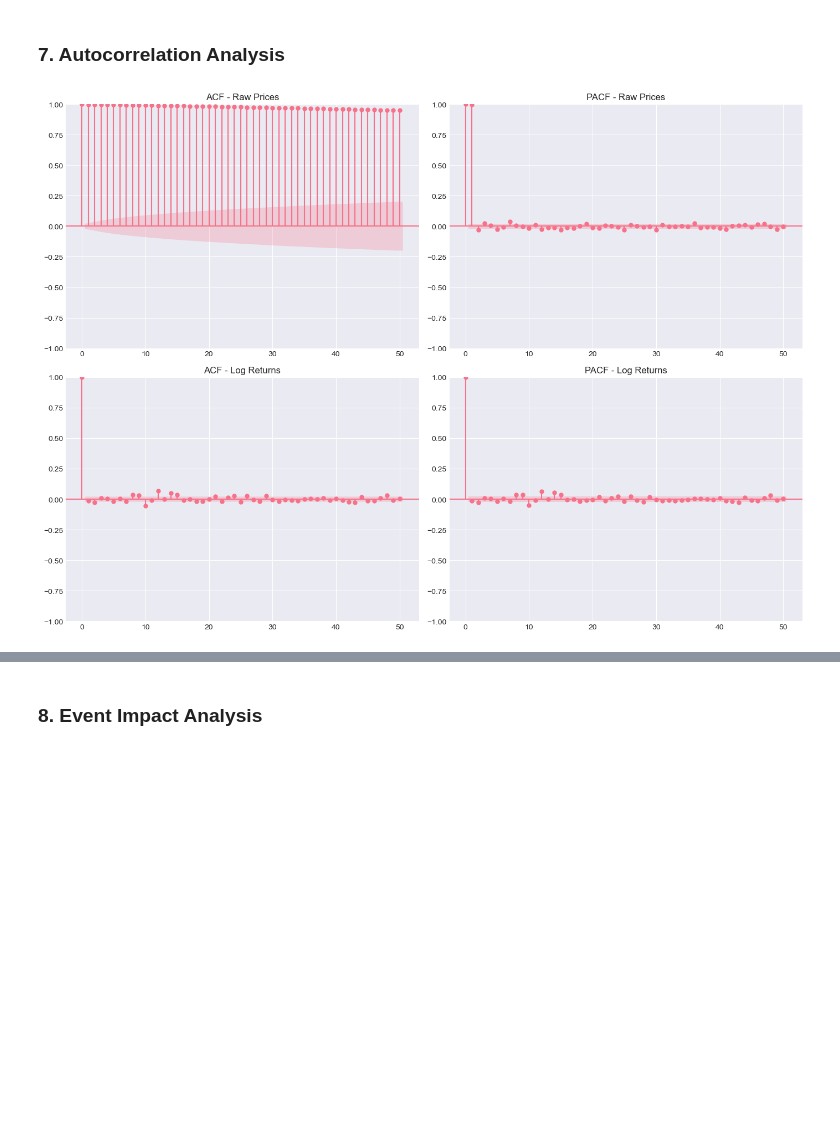
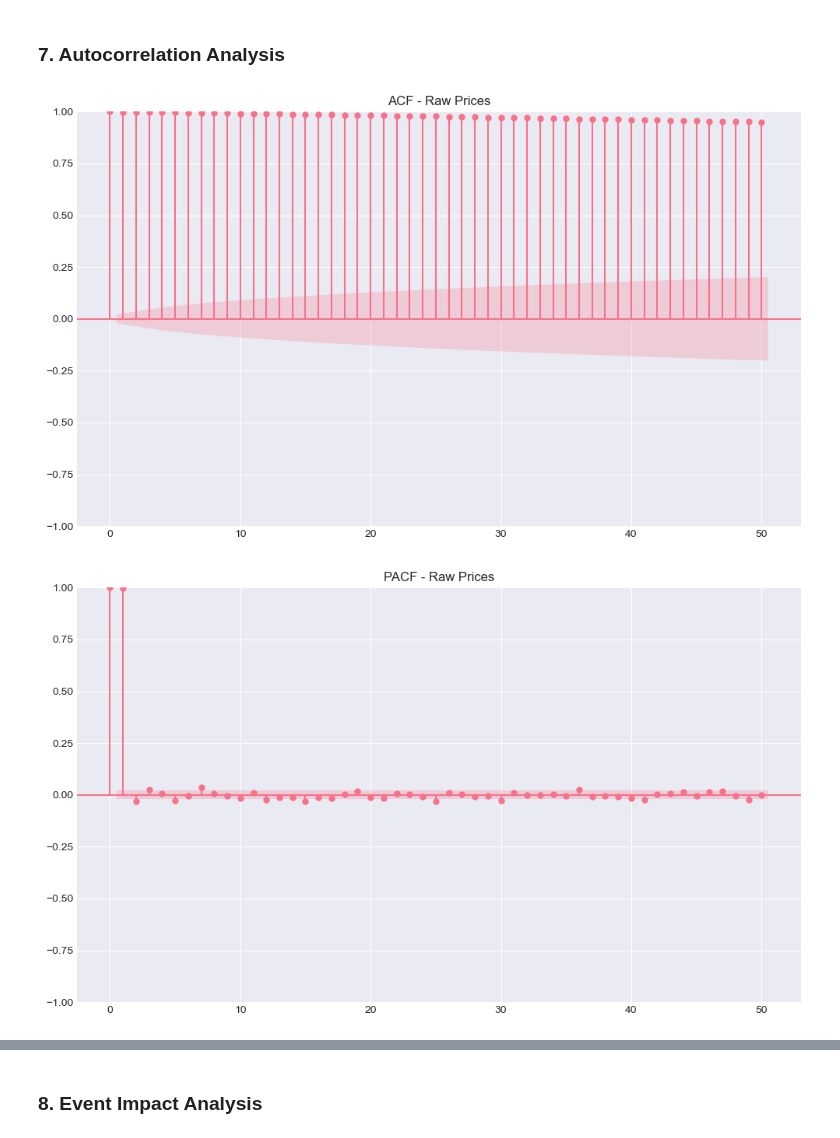
Before and after one commit to Newaznezif/brent-oil-change-point-analysi, a Jupyter notebook: notebooks/01_eda_data_preparation.ipynb, the cells around one changed output, grey strips where cells are left out. Saved outputs shown, nothing was run; the diff lists cells and outputs as text; code cells hidden in the pictures; blank space fills up the shorter version.

```diff
--- a/notebooks/01_eda_data_preparation.ipynb
+++ b/notebooks/01_eda_data_preparation.ipynb
@@ -401,17 +415,32 @@ else:
 # %% [markdown]
 ### 7. Autocorrelation Analysis
 # %%
-fig, axes = plt.subplots(2, 2, figsize=(14, 10))
+from statsmodels.graphics.tsaplots import plot_acf, plot_pacf
+import matplotlib.pyplot as plt
 
-# ACF and PACF of raw prices
-plot_acf(brent_data['Price'].dropna(), lags=50, ax=axes[0, 0], title='ACF - Raw Prices')
-plot_pacf(brent_data['Price'].dropna(), lags=50, ax=axes[0, 1], title='PACF - Raw Prices')
-
-# ACF and PACF of log returns
-plot_acf(brent_data['Log_Returns'].dropna(), lags=50, ax=axes[1, 0], title='ACF - Log Returns')
-plot_pacf(brent_data['Log_Returns'].dropna(), lags=50, ax=axes[1, 1], title='PACF - Log Returns')
-
+# 1. ACF of raw prices
+fig1, ax1 = plt.subplots(figsize=(10, 6))
+plot_acf(brent_data['Price'].dropna(), lags=50, ax=ax1, title='ACF - Raw Prices')
 plt.tight_layout()
 plt.show()
+
+# 2. PACF of raw prices
+fig2, ax2 = plt.subplots(figsize=(10, 6))
+plot_pacf(brent_data['Price'].dropna(), lags=50, ax=ax2, title='PACF - Raw Prices')
+plt.tight_layout()
+plt.show()
+
+# 3. ACF of log returns
+fig3, ax3 = plt.subplots(figsize=(10, 6))
+plot_acf(brent_data['Log_Returns'].dropna(), lags=50, ax=ax3, title='ACF - Log Returns')
+plt.tight_layout()
+plt.show()
+
+# 4. PACF of log returns
+fig4, ax4 = plt.subplots(figsize=(10, 6))
+plot_pacf(brent_data['Log_Returns'].dropna(), lags=50, ax=ax4, title='PACF - Log Returns')
+plt.tight_layout()
+plt.show()
 # %% [output]
-[figure, old version]
+[figure, new version]
+[figure, added]
```
Also changed, not shown: parts of 3 cells of this notebook.
